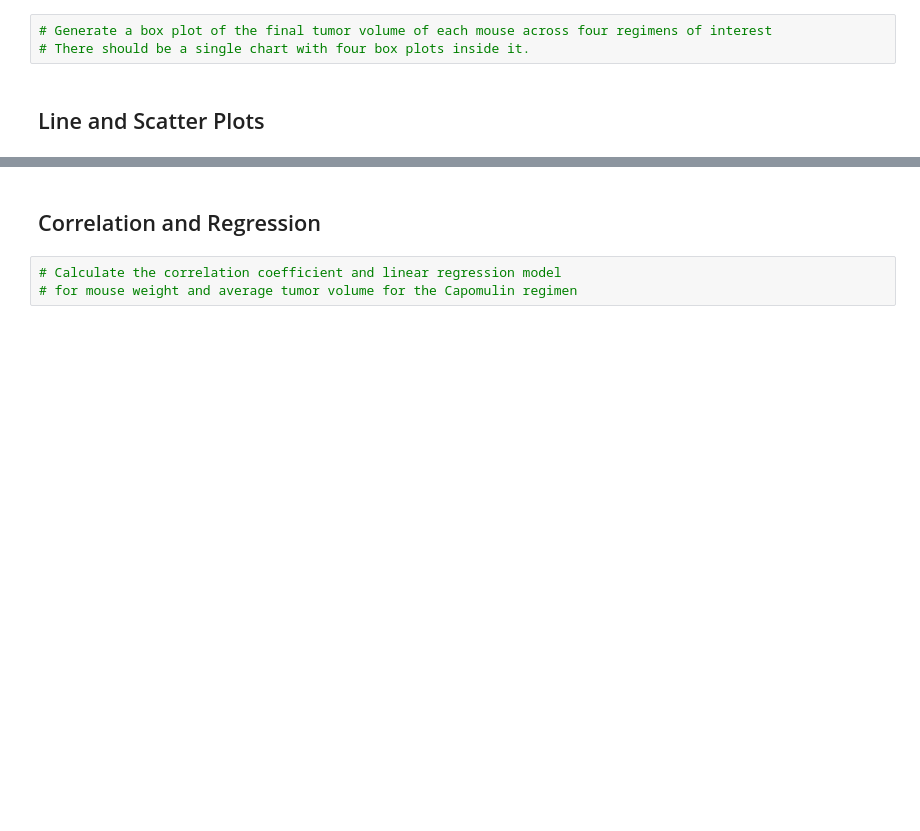
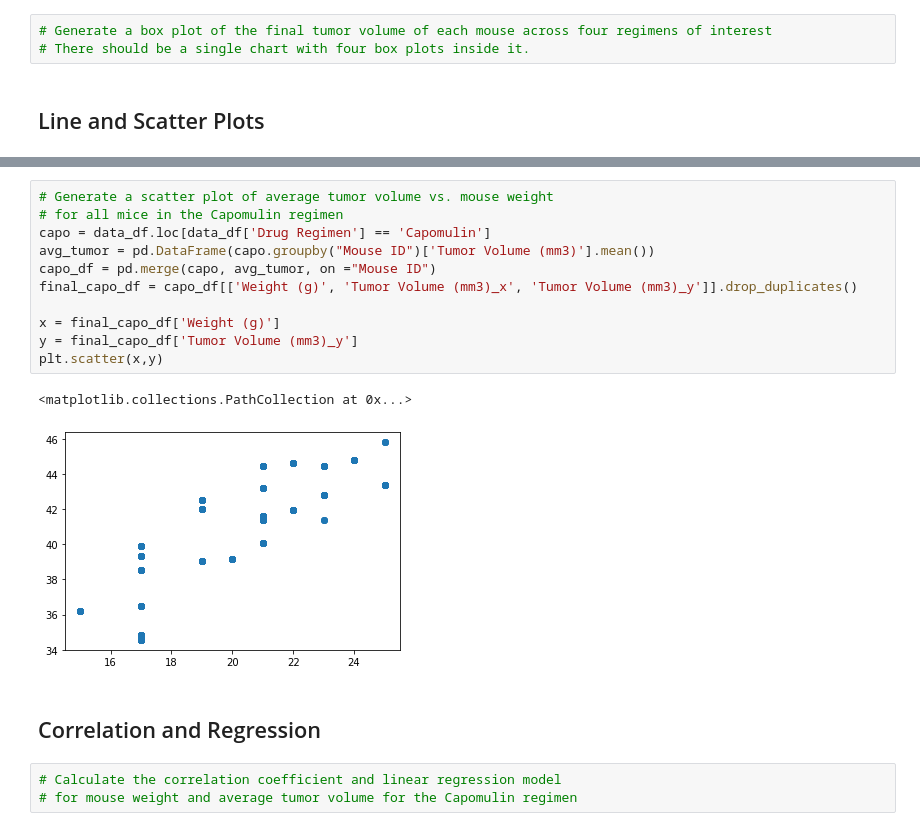
Before and after one commit to syeong0204/Matplotlib_Challenge, a Jupyter notebook: Pymaceuticals/pymaceuticals_starter.ipynb, the cells around one changed output, grey strips where cells are left out. Drawn from its saved outputs; the diff is of its cells as text; blank space fills up the shorter version.

```diff
--- a/Pymaceuticals/pymaceuticals_starter.ipynb
+++ b/Pymaceuticals/pymaceuticals_starter.ipynb
@@ -265,3 +281,17 @@ Calculate the quartiles and IQR and quantitatively determine if there are any po
+# %%
+# Generate a scatter plot of average tumor volume vs. mouse weight
+# for all mice in the Capomulin regimen
+capo = data_df.loc[data_df['Drug Regimen'] == 'Capomulin']
+avg_tumor = pd.DataFrame(capo.groupby("Mouse ID")['Tumor Volume (mm3)'].mean())
+capo_df = pd.merge(capo, avg_tumor, on ="Mouse ID")
+final_capo_df = capo_df[['Weight (g)', 'Tumor Volume (mm3)_x', 'Tumor Volume (mm3)_y']].drop_duplicates()
+
+x = final_capo_df['Weight (g)']
+y = final_capo_df['Tumor Volume (mm3)_y']
+plt.scatter(x,y)
+# %% [output]
+<matplotlib.collections.PathCollection at 0x...>
+[figure, added]
 # %% [markdown]
 ## Correlation and Regression
 # %%
```
Also changed, not shown: parts of 4 cells of this notebook.
